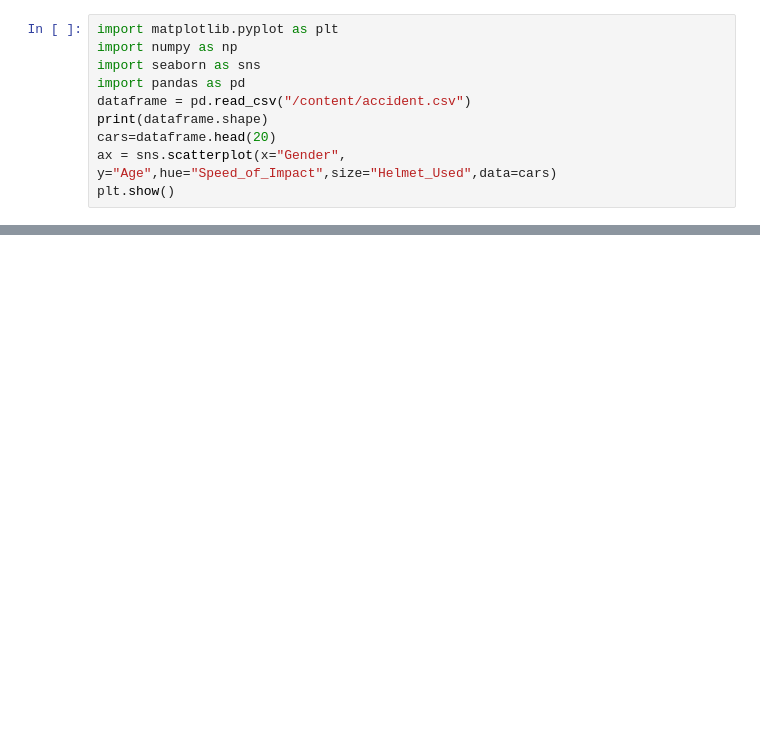
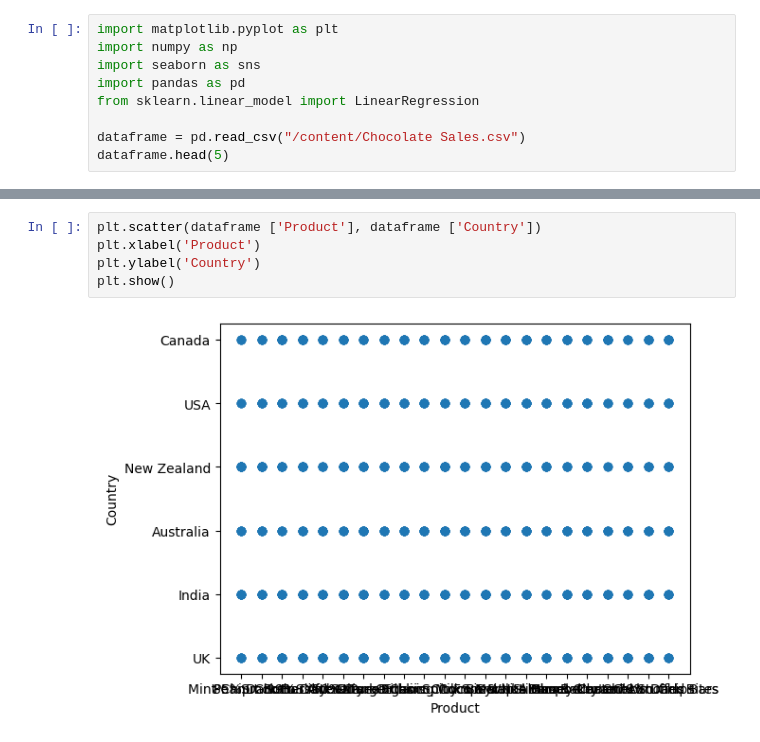
Before and after one commit to jeyam483/Plotting, a Jupyter notebook: Plotting.ipynb, the cells around one changed output, grey strips where cells are left out. Cells and saved outputs as stored; diff of their text form; blank space fills up the shorter version.

```diff
--- a/Plotting.ipynb
+++ b/Plotting.ipynb
@@ -3,9 +5,8 @@ import matplotlib.pyplot as plt
 import numpy as np
 import seaborn as sns
 import pandas as pd
-dataframe = pd.read_csv("/content/accident.csv")
-print(dataframe.shape)
-cars=dataframe.head(20)
-ax = sns.scatterplot(x="Gender", y="Age",hue="Speed_of_Impact",size="Helmet_Used",data=cars)
-plt.show()
+from sklearn.linear_model import LinearRegression
+
+dataframe = pd.read_csv("/content/Chocolate Sales.csv")
+dataframe.head(5)
 # %% [output]
@@ -13,0 +93,7 @@ plt.show()
+# %%
+plt.scatter(dataframe ['Product'], dataframe ['Country'])
+plt.xlabel('Product')
+plt.ylabel('Country')
+plt.show()
+# %% [output]
+[figure, added]
```
Also changed, not shown: parts of 3 cells of this notebook.
